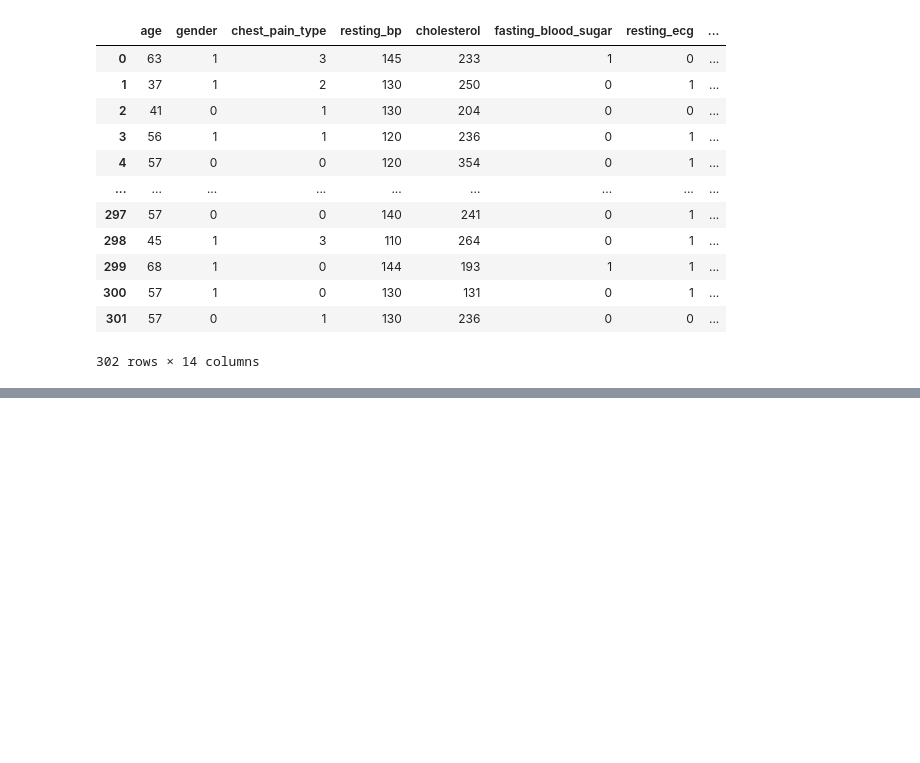
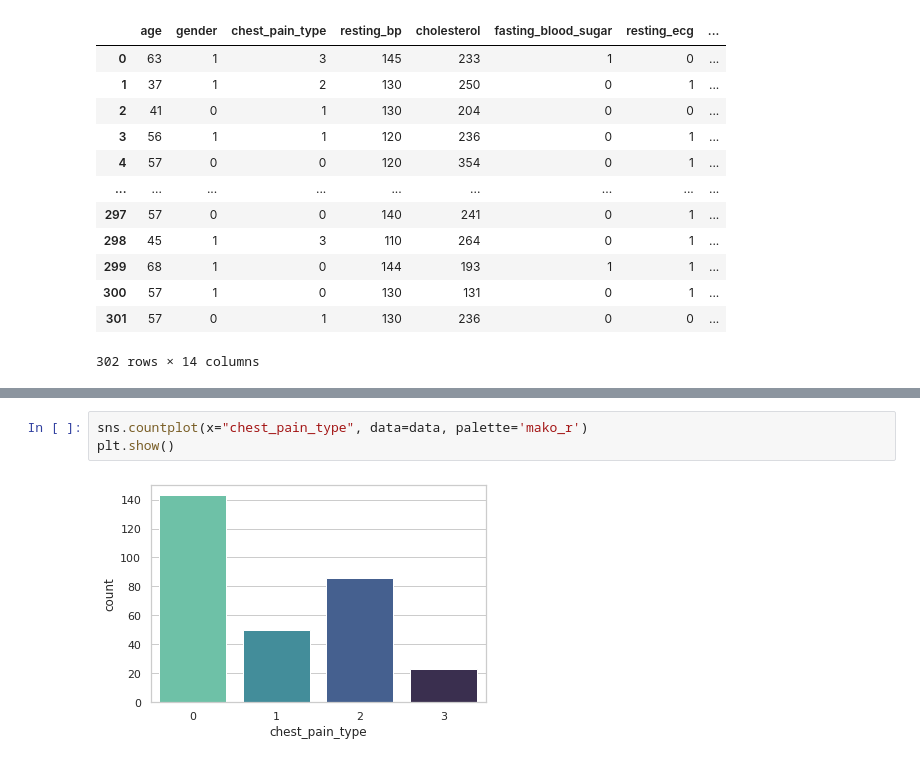
Before and after one commit to KruttikaBhat/Heart-Disease-Prediction, a Jupyter notebook: Descriptive Analytics.ipynb, the cells around one changed output, grey strips where cells are left out. Saved outputs shown, nothing was run; the diff lists cells and outputs as text; blank space fills up the shorter version.

```diff
--- a/Descriptive Analytics.ipynb
+++ b/Descriptive Analytics.ipynb
@@ -29,0 +73,5 @@ plt.show()
+# %%
+sns.countplot(x="chest_pain_type", data=data, palette='mako_r')
+plt.show()
+# %% [output]
+[figure, added]
```
Also changed, not shown: parts of 28 cells of this notebook.
